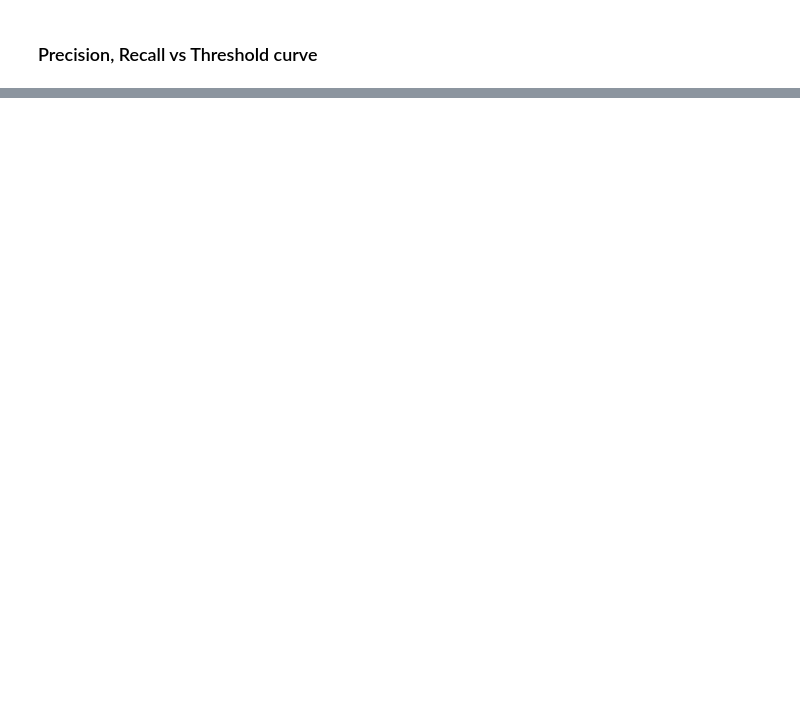
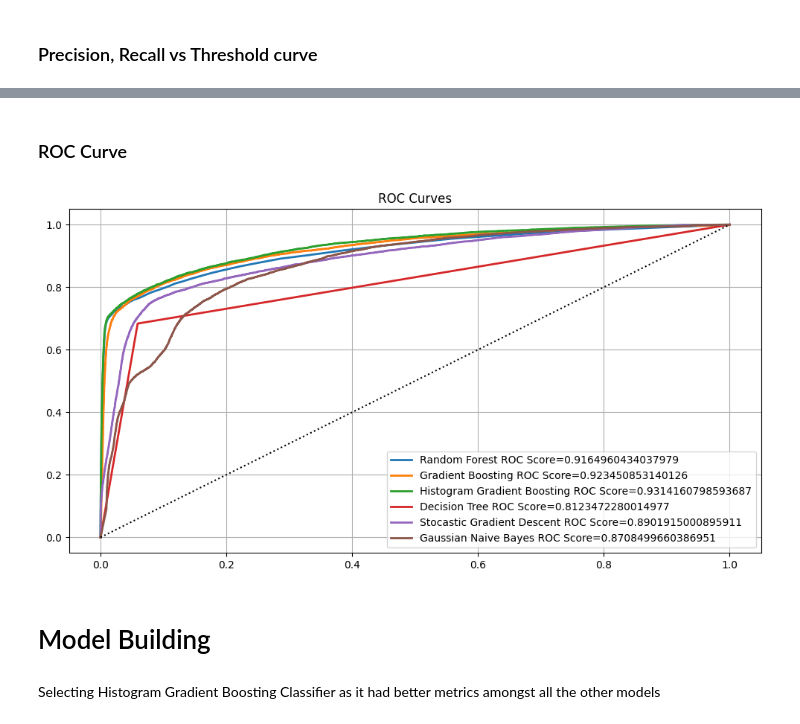
Before and after one commit to abhishekgopalan/Loan-Approval-Prediction-, a Jupyter notebook: notebook/loan-approval-prediction.ipynb, the cells around one changed output, grey strips where cells are left out. Saved outputs shown, nothing was run; the diff lists cells and outputs as text; code cells hidden in the pictures; blank space fills up the shorter version.

```diff
--- a/notebook/loan-approval-prediction.ipynb
+++ b/notebook/loan-approval-prediction.ipynb
@@ -487,0 +446,20 @@ plt.show()
+# %% [markdown]
+### ROC Curve
+# %%
+plt.figure(figsize=(12,6))
+for idx in range(0, len_classifiers):
+    clf = config.classifiers[idx]
+    plt.plot(clf.roc_fpr, clf.roc_tpr, linewidth=2, label=f'{clf.name} ROC Score={clf.roc_score}')
+
+plt.plot([0,1],[0,1],'k:')
+plt.title('ROC Curves')
+plt.grid()
+plt.legend()
+
+plt.show()
+# %% [output]
+[figure, added]
+# %% [markdown]
+# Model Building
+# %% [markdown]
+Selecting Histogram Gradient Boosting Classifier as it had better metrics amongst all the other models
```
Also changed, not shown: parts of 129 cells of this notebook, 6 other files.
